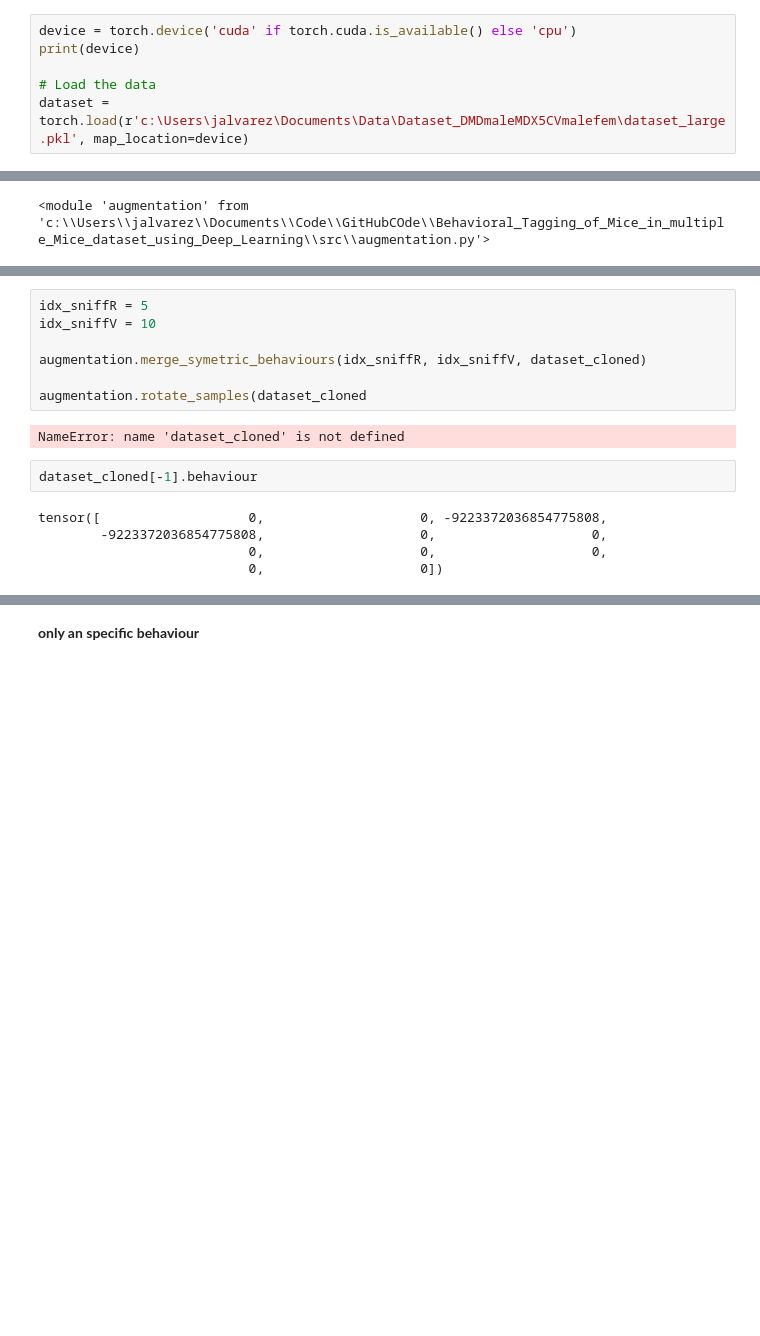
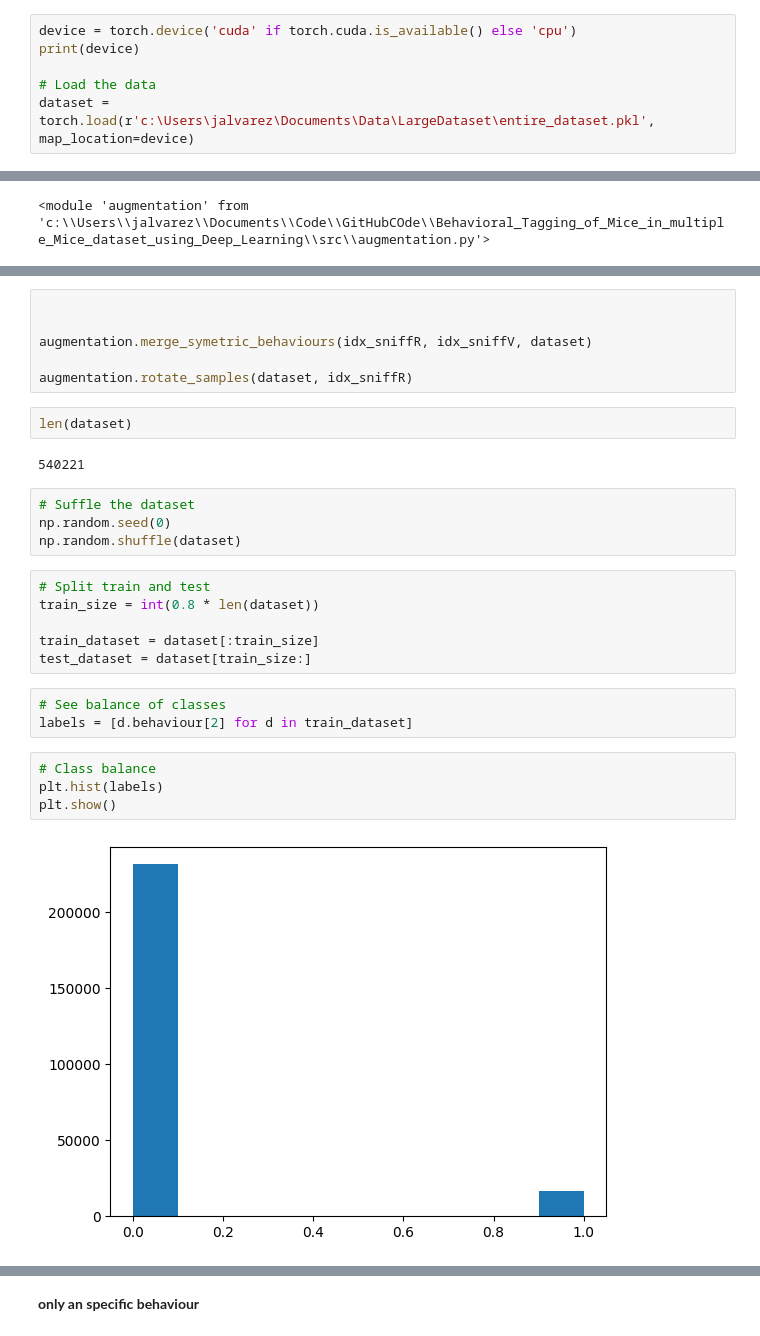
Before and after one commit to JulianAlvarezdeGiorgi/Behavioral_Tagging_of_Mice_in_multiple_Mice_setup_using_Deep_Learning, a Jupyter notebook: src/train_oficina_2.ipynb, the cells around one changed output, grey strips where cells are left out. Saved outputs shown, nothing was run; the diff lists cells and outputs as text; blank space fills up the shorter version.

```diff
--- a/src/train_oficina_2.ipynb
+++ b/src/train_oficina_2.ipynb
@@ -82,7 +82,7 @@ device = torch.device('cuda' if torch.cuda.is_available() else 'cpu')
 print(device)
 
 # Load the data
-dataset = torch.load(r'c:\Users\jalvarez\Documents\Data\Dataset_DMDmaleMDX5CVmalefem\dataset_large.pkl', map_location=device)
+dataset = torch.load(r'c:\Users\jalvarez\Documents\Data\LargeDataset\entire_dataset.pkl', map_location=device)
 # %% [output]
 cpu
 # %%
@@ -117,16 +128,29 @@ dataset_cloned = [d.clone() for d in dataset]
 # %%
-idx_sniffR = 5
-idx_sniffV = 10
 
-augmentation.merge_symetric_behaviours(idx_sniffR, idx_sniffV, dataset_cloned)
 
-augmentation.rotate_samples(dataset_cloned
+augmentation.merge_symetric_behaviours(idx_sniffR, idx_sniffV, dataset)
+
+augmentation.rotate_samples(dataset, idx_sniffR)
-# %% [output]
-NameError: name 'dataset_cloned' is not defined
-# %%
-dataset_cloned[-1].behaviour
-# %% [output]
-tensor([                   0,                    0, -9223372036854775808,
-        -9223372036854775808,                    0,                    0,
-                           0,                    0,                    0,
-                           0,                    0])
+# %%
+len(dataset)
+# %% [output]
+540221
+# %%
+# Suffle the dataset
+np.random.seed(0)
+np.random.shuffle(dataset)
+# %%
+# Split train and test
+train_size = int(0.8 * len(dataset))
+
+train_dataset = dataset[:train_size]
+test_dataset = dataset[train_size:]
+# %%
+# See balance of classes
+labels = [d.behaviour[2] for d in train_dataset]
+# %%
+# Class balance
+plt.hist(labels)
+plt.show()
+# %% [output]
+[figure, added]
```
Also changed, not shown: parts of 42 cells of this notebook, 3 other files.
